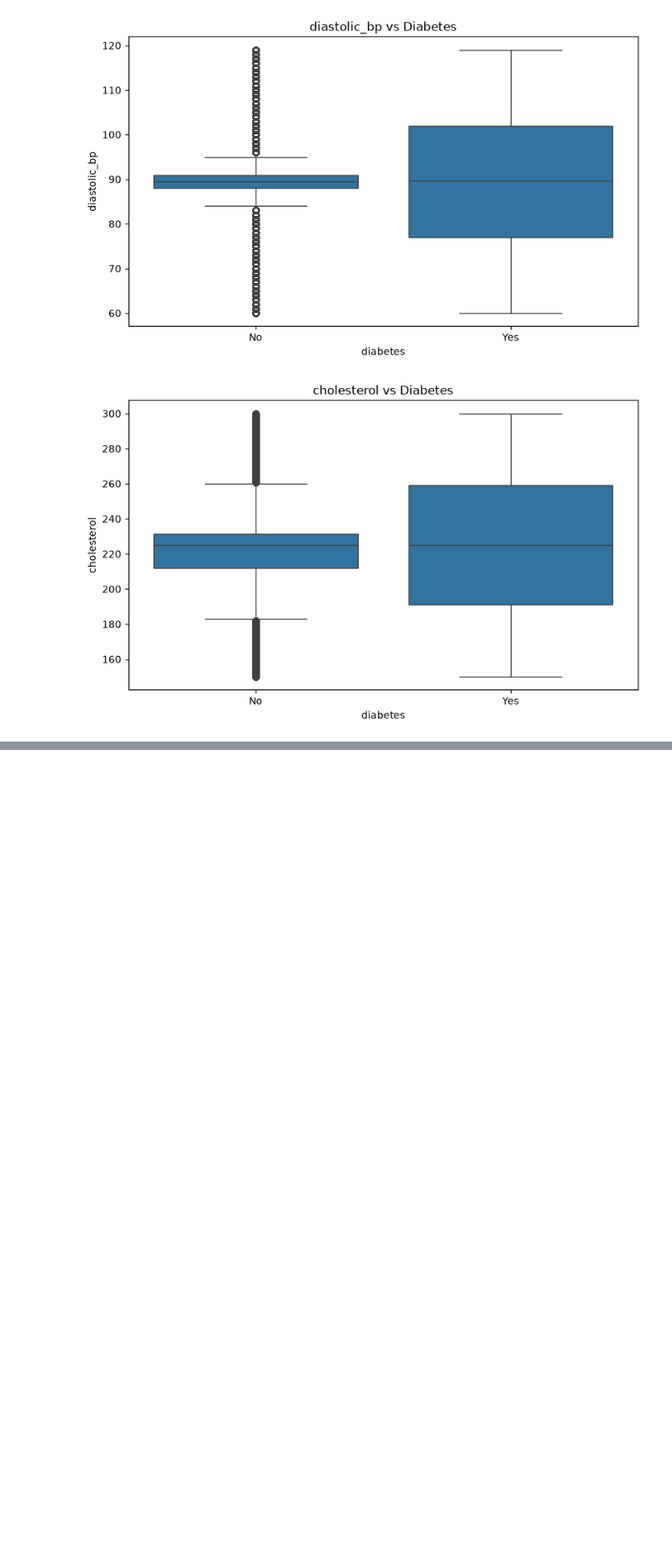
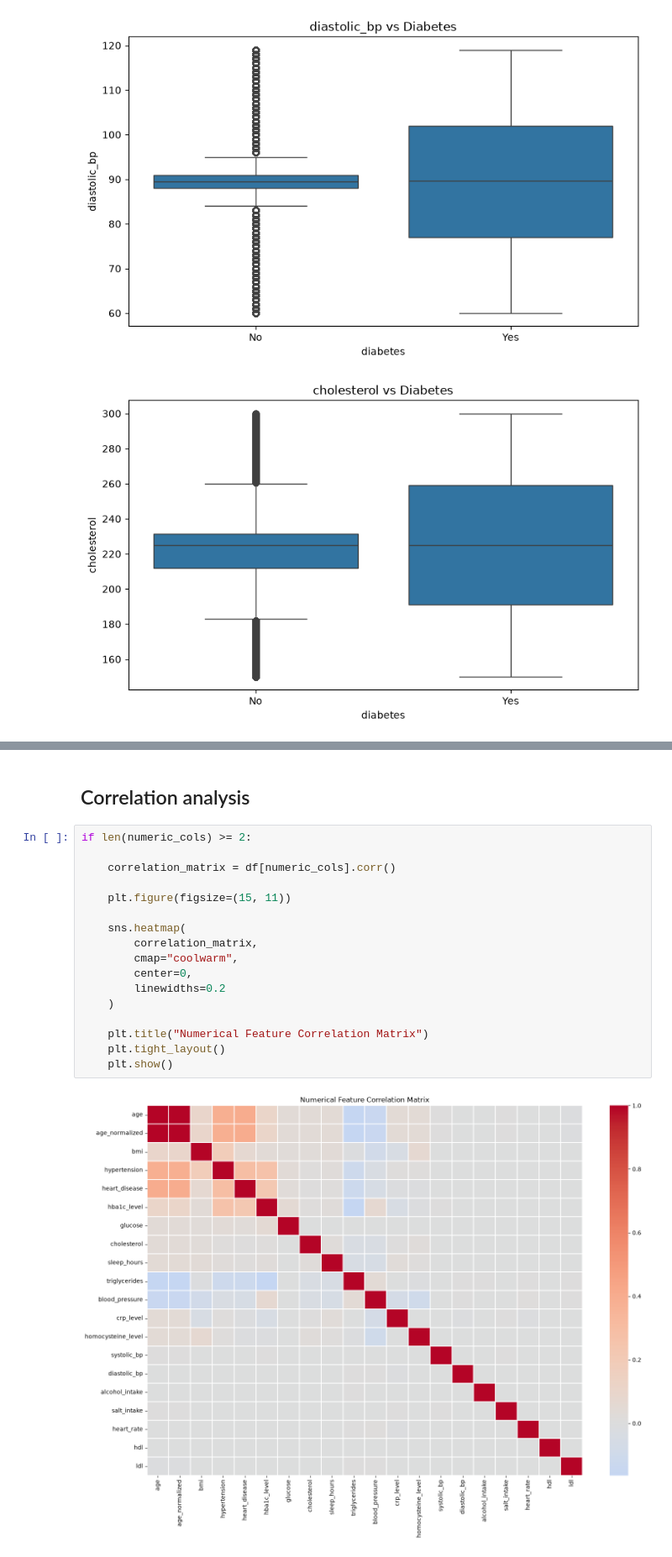
Before and after one commit to to-bits/multidisease-risk-profiler, a Jupyter notebook: notebooks/03_eda.ipynb, the cells around one changed output, grey strips where cells are left out. Shown at 84% size. Drawn from its saved outputs; the diff is of its cells as text; blank space fills up the shorter version.

Commit message:
eda analysis

```diff
--- a/notebooks/03_eda.ipynb
+++ b/notebooks/03_eda.ipynb
@@ -368,0 +446,21 @@ if "diabetes" in df.columns:
+# %% [markdown]
+## Correlation analysis
+# %%
+if len(numeric_cols) >= 2:
+
+    correlation_matrix = df[numeric_cols].corr()
+
+    plt.figure(figsize=(15, 11))
+
+    sns.heatmap(
+        correlation_matrix,
+        cmap="coolwarm",
+        center=0,
+        linewidths=0.2
+    )
+
+    plt.title("Numerical Feature Correlation Matrix")
+    plt.tight_layout()
+    plt.show()
+# %% [output]
+[figure, added]
```
Also changed, not shown: parts of 13 cells of this notebook.
